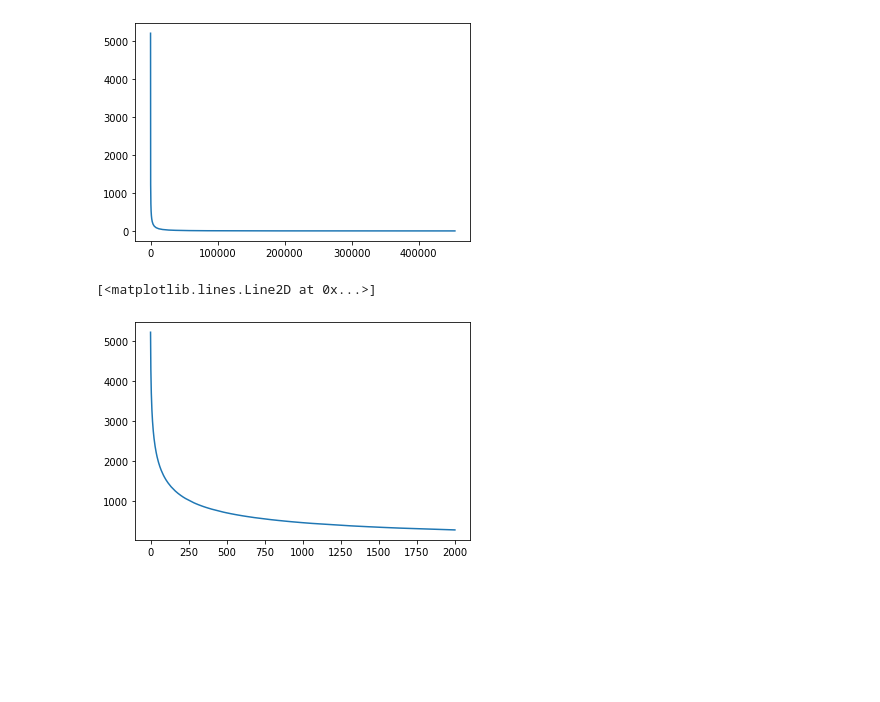
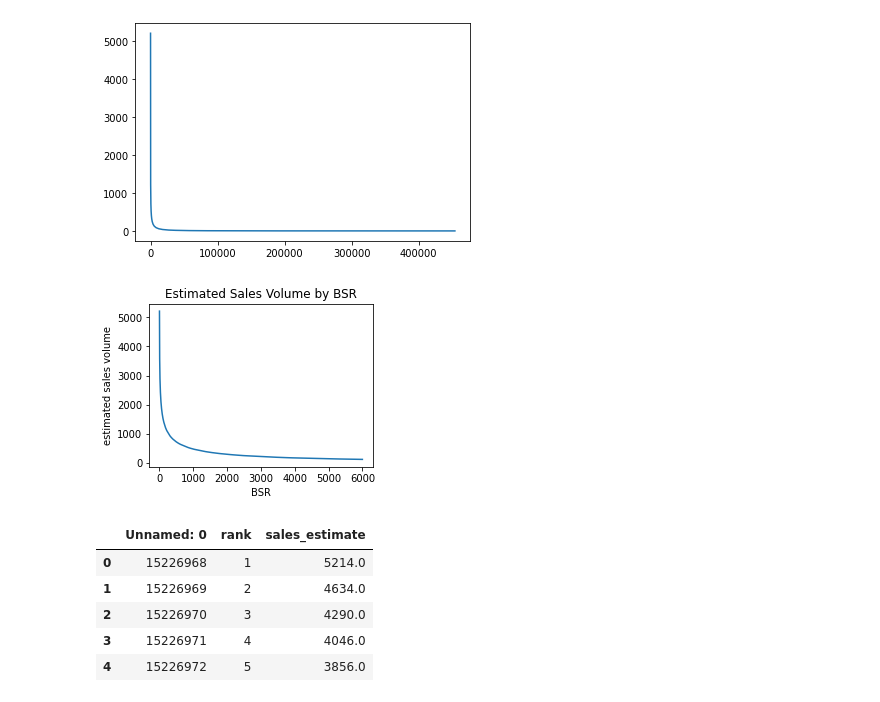
Before and after one commit to lotusxia/297r-caps, a Jupyter notebook: EDA/pattern_EDA_LX.ipynb, the cells around one changed output. Drawn from its saved outputs; the diff is of its cells as text; code cells hidden in the pictures; blank space fills up the shorter version.

Commit message:
New plots in EDA notebook

```diff
--- a/EDA/pattern_EDA_LX.ipynb
+++ b/EDA/pattern_EDA_LX.ipynb
@@ -382,9 +408,20 @@ plt.plot(range(sales.shape[0]), sales['sales_estimate'])
 [<matplotlib.lines.Line2D at 0x...>]
 [figure]
 # %%
-# first 2000 rank
-first = 2000
-plt.plot(range(first), sales.head(first)['sales_estimate'])
+# first 6000 rank
+first = 6000
+f, axs = plt.subplots(1,1,figsize=(4,3));
+axs.plot(range(first), sales.head(first)['sales_estimate']);
+axs.set(title='Estimated Sales Volume by BSR', xlabel='BSR',
+        ylabel='estimated sales volume');
 # %% [output]
-[<matplotlib.lines.Line2D at 0x...>]
-[figure, old version]
+[figure, new version]
+# %%
+sales.head()
+# %% [output]
+|  | Unnamed: 0 | rank | sales_estimate |
+| 0 | 15226968 | 1 | 5214.0 |
+| 1 | 15226969 | 2 | 4634.0 |
+| 2 | 15226970 | 3 | 4290.0 |
+| 3 | 15226971 | 4 | 4046.0 |
+| 4 | 15226972 | 5 | 3856.0 |
```
Also changed, not shown: parts of 33 cells of this notebook.
